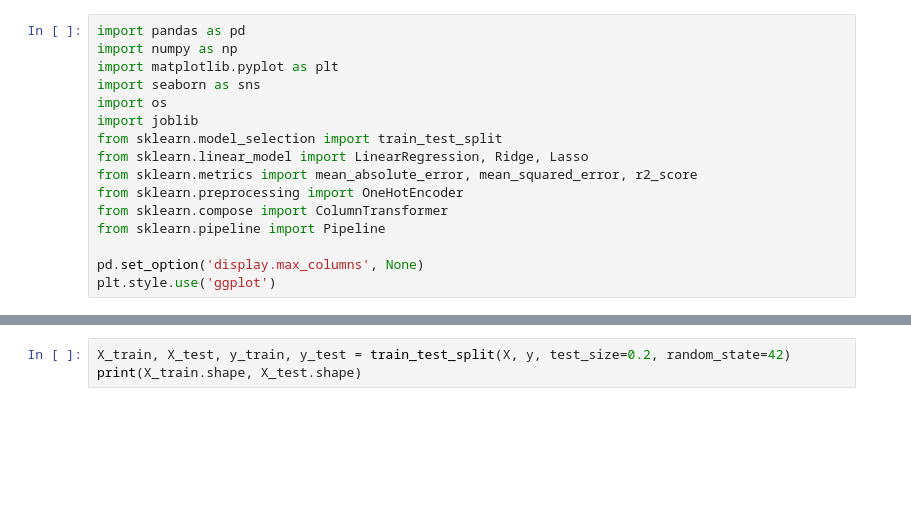
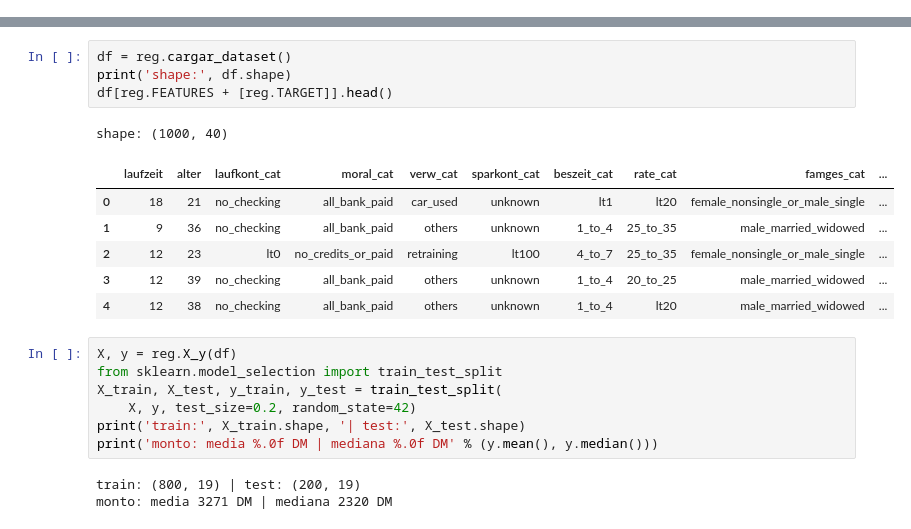
Before and after one commit to Borre4023/REC_ECBD_2026_Dominguez_Zarate_Alexander, a Jupyter notebook: notebooks/03_regresion.ipynb, the cells around one changed output, grey strips where cells are left out. Drawn from its saved outputs; the diff is of its cells as text; blank space fills up the shorter version.

```diff
--- a/notebooks/03_regresion.ipynb
+++ b/notebooks/03_regresion.ipynb
@@ -5,16 +0,0 @@
-# %%
-import pandas as pd
-import numpy as np
-import matplotlib.pyplot as plt
-import seaborn as sns
-import os
-import joblib
-from sklearn.model_selection import train_test_split
-from sklearn.linear_model import LinearRegression, Ridge, Lasso
-from sklearn.metrics import mean_absolute_error, mean_squared_error, r2_score
-from sklearn.preprocessing import OneHotEncoder
-from sklearn.compose import ColumnTransformer
-from sklearn.pipeline import Pipeline
-
-pd.set_option('display.max_columns', None)
-plt.style.use('ggplot')
@@ -34,3 +44,22 @@ X.shape, y.shape
+# %%
+df = reg.cargar_dataset()
+print('shape:', df.shape)
+df[reg.FEATURES + [reg.TARGET]].head()
+# %% [output]
+shape: (1000, 40)
+|  | laufzeit | alter | laufkont_cat | moral_cat | verw_cat | sparkont_cat | beszeit_cat | rate_cat | famges_cat | ... |
+| 0 | 18 | 21 | no_checking | all_bank_paid | car_used | unknown | lt1 | lt20 | female_nonsingle_or_male_single | ... |
+| 1 | 9 | 36 | no_checking | all_bank_paid | others | unknown | 1_to_4 | 25_to_35 | male_married_widowed | ... |
+| 2 | 12 | 23 | lt0 | no_credits_or_paid | retraining | lt100 | 4_to_7 | 25_to_35 | female_nonsingle_or_male_single | ... |
+| 3 | 12 | 39 | no_checking | all_bank_paid | others | unknown | 1_to_4 | 20_to_25 | male_married_widowed | ... |
+| 4 | 12 | 38 | no_checking | all_bank_paid | others | unknown | 1_to_4 | lt20 | male_married_widowed | ... |
 # %%
-X_train, X_test, y_train, y_test = train_test_split(X, y, test_size=0.2, random_state=42)
-print(X_train.shape, X_test.shape)
+X, y = reg.X_y(df)
+from sklearn.model_selection import train_test_split
+X_train, X_test, y_train, y_test = train_test_split(
+    X, y, test_size=0.2, random_state=42)
+print('train:', X_train.shape, '| test:', X_test.shape)
+print('monto: media %.0f DM | mediana %.0f DM' % (y.mean(), y.median()))
+# %% [output]
+train: (800, 19) | test: (200, 19)
+monto: media 3271 DM | mediana 2320 DM
```
Also changed, not shown: parts of 24 cells of this notebook, 11 other files.
